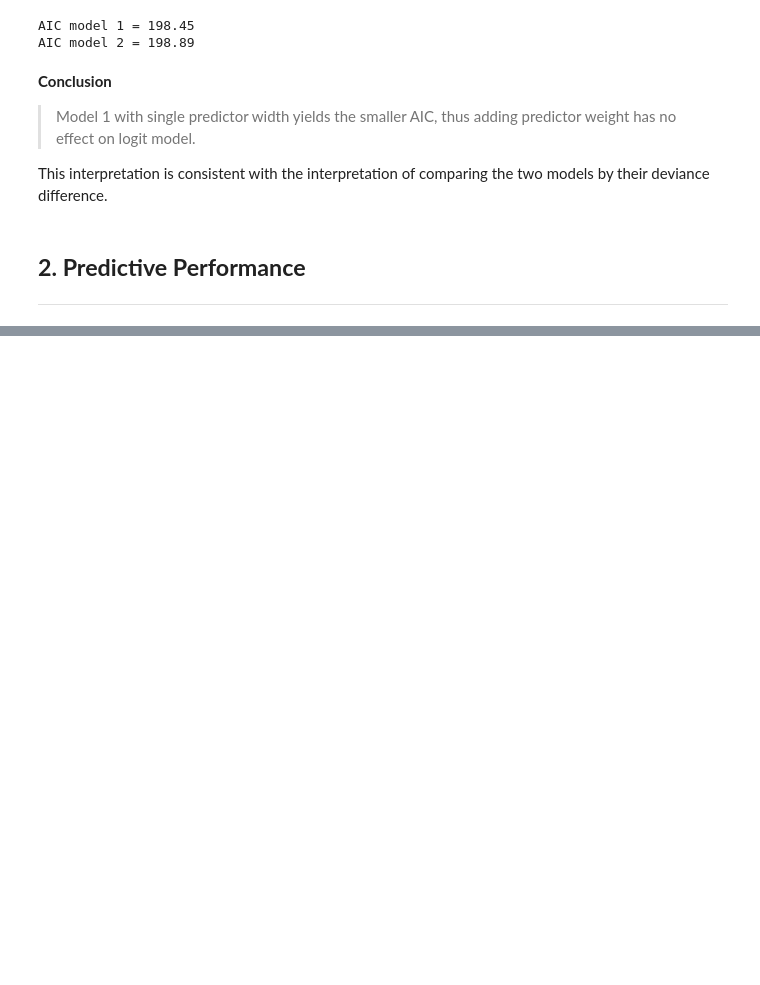
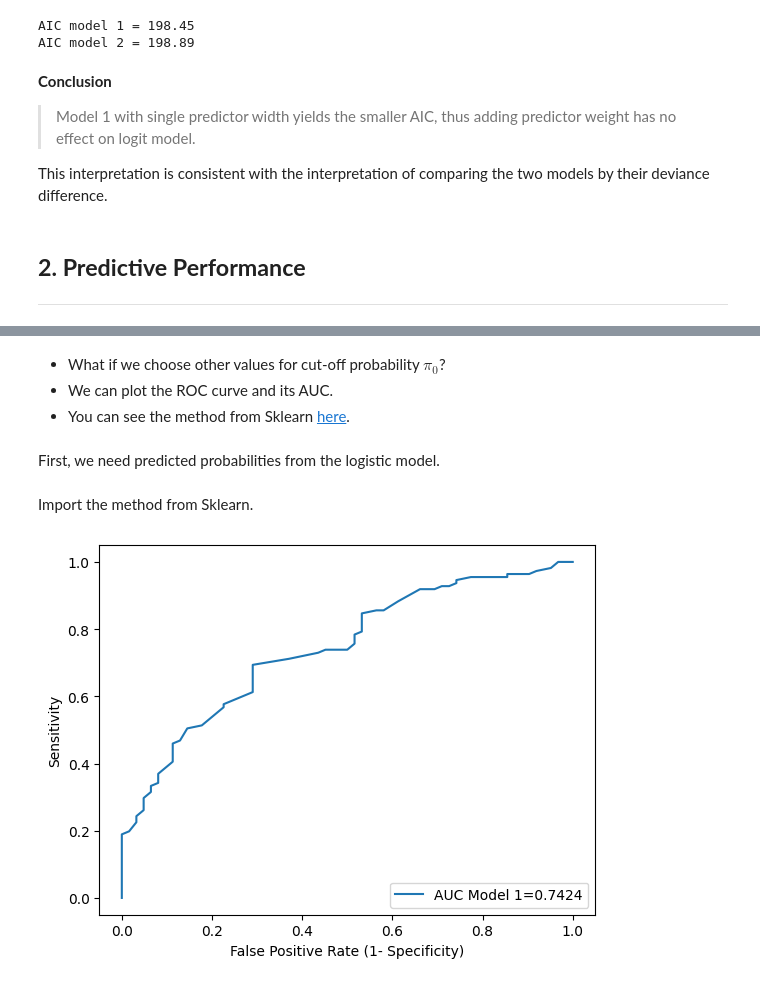
Before and after one commit to daniel-satria/credit_scoring, a Jupyter notebook: notebook/7.modelEvaluation.ipynb, the cells around one changed output, grey strips where cells are left out. Drawn from its saved outputs; the diff is of its cells as text; code cells hidden in the pictures; blank space fills up the shorter version.

Commit message:
Finishing model evaluation.

```diff
--- a/notebook/7.modelEvaluation.ipynb
+++ b/notebook/7.modelEvaluation.ipynb
@@ -574,0 +875,34 @@ This interpretation is consistent with the interpretation of comparing the two m
+# %% [markdown]
+- What if we choose other values for cut-off probability $\pi_{0}$?
+- We can plot the ROC curve and its AUC.
+- You can see the method from Sklearn [here](https://scikit-learn.org/stable/modules/generated/sklearn.metrics.roc_curve.html).
+# %% [markdown]
+First, we need predicted probabilities from the logistic model.
+# %%
+# Calculate success probabilities from model 1
+pi1 = result_width.predict(exog = width)
+# %% [markdown]
+Import the method from Sklearn.
+# %%
+# Using method sklearn.metrics.roc_curve
+from sklearn import metrics
+
+# Calculate sensitivity (TPR) and 1-specificity (FPR) from each possible threshold
+fpr1, tpr1, threshold = metrics.roc_curve(y_true = satellite,
+                                          y_score = pi1)
+
+# Calculate AUC score using method sklearn.metrics.roc_auc_score
+auc1 = metrics.roc_auc_score(y_true = satellite,
+                             y_score = pi1)
+auc1 = round(auc1,4)
+# %%
+# Plot ROC and its AUC
+plt.plot(fpr1, tpr1,
+         label = "AUC Model 1="+str(auc1))
+
+plt.ylabel("Sensitivity")
+plt.xlabel("False Positive Rate (1- Specificity)")
+plt.legend(loc = 4)
+plt.show()
+# %% [output]
+[figure, added]
```
Also changed, not shown: parts of 38 cells of this notebook.
